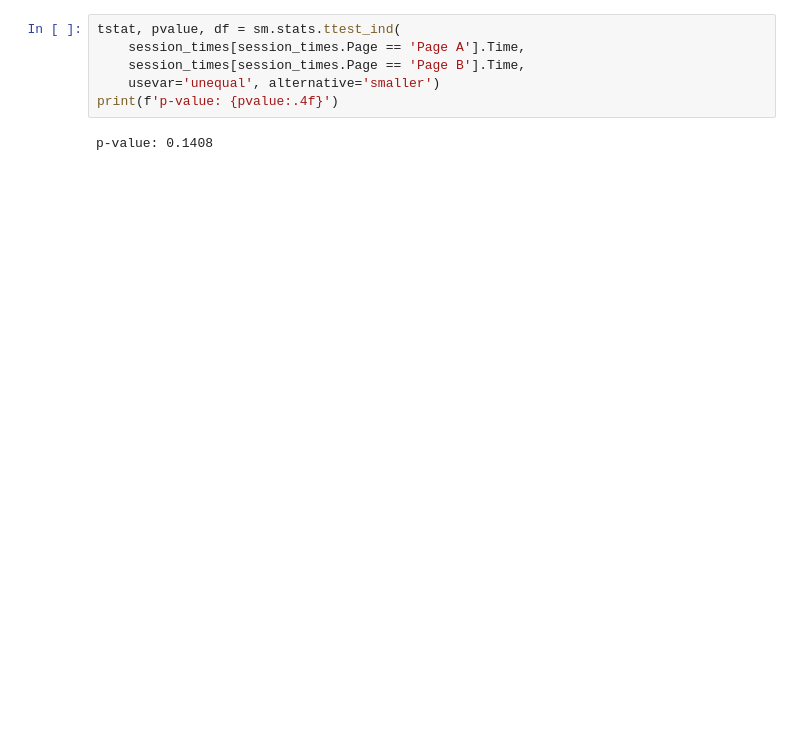
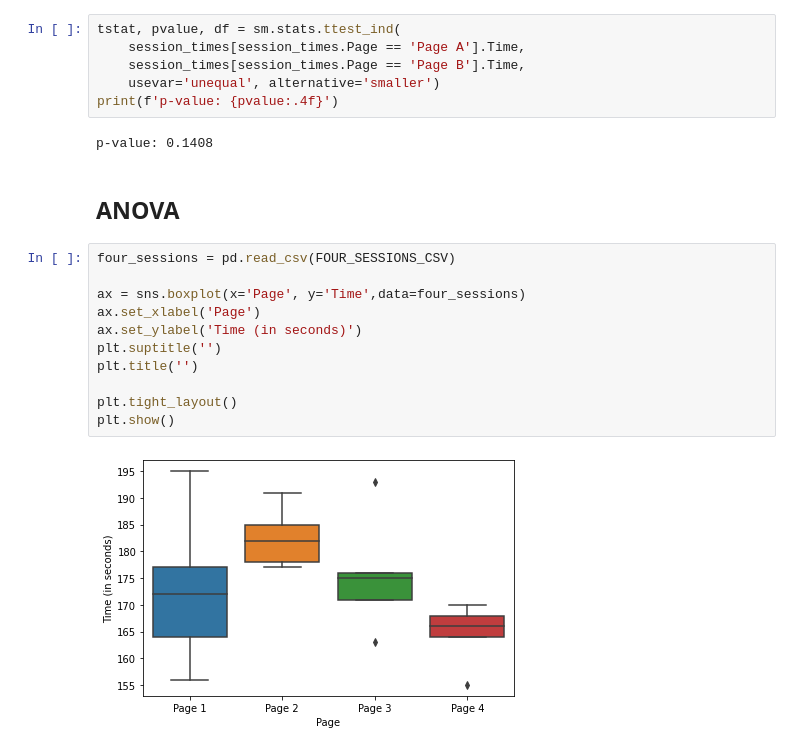
Before and after one commit to skumarudel/DS_Physicists, a Jupyter notebook: Lecture3-Statistics/HypothesisTesting.ipynb, the cells around one changed output. Drawn from its saved outputs; the diff is of its cells as text; blank space fills up the shorter version.

```diff
--- a/Lecture3-Statistics/HypothesisTesting.ipynb
+++ b/Lecture3-Statistics/HypothesisTesting.ipynb
@@ -111,3 +111,18 @@ tstat, pvalue, df = sm.stats.ttest_ind(
 print(f'p-value: {pvalue:.4f}')
 # %% [output]
 p-value: 0.1408
+# %% [markdown]
+## ANOVA
+# %%
+four_sessions = pd.read_csv(FOUR_SESSIONS_CSV)
+
+ax = sns.boxplot(x='Page', y='Time',data=four_sessions)
+ax.set_xlabel('Page')
+ax.set_ylabel('Time (in seconds)')
+plt.suptitle('')
+plt.title('')
+
+plt.tight_layout()
+plt.show()
+# %% [output]
+[figure, added]
```
Also changed, not shown: parts of 7 cells of this notebook.
